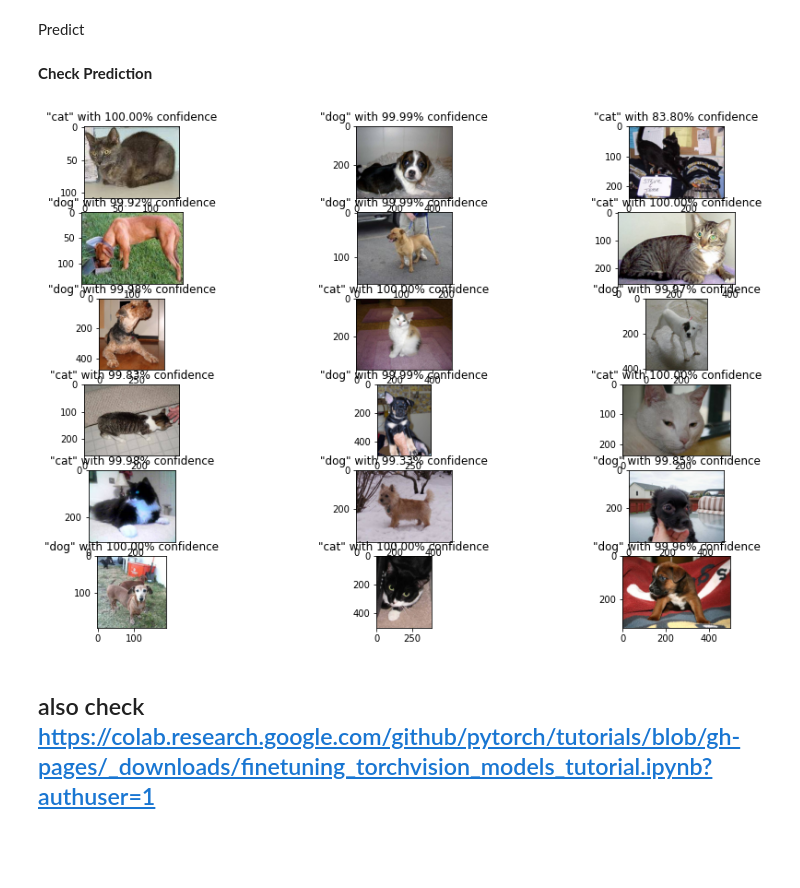
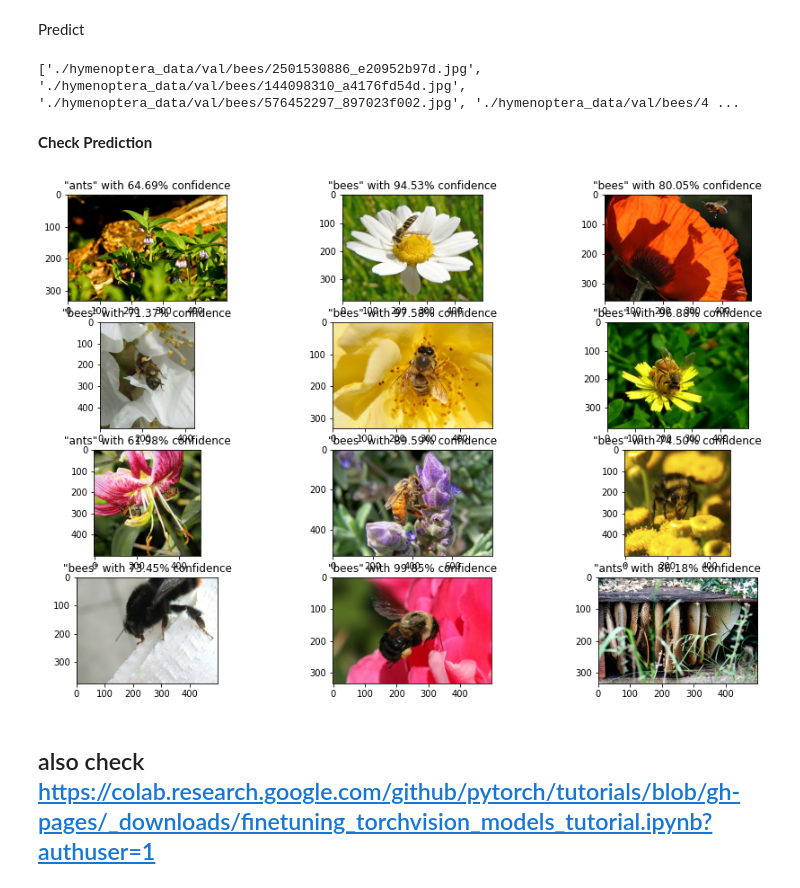
Before and after one commit to sathyamsn/samples, a Jupyter notebook: bees_ant_classifier_mobilenet_v2.ipynb, the cells around one changed output. Drawn from its saved outputs; the diff is of its cells as text; code cells hidden in the pictures; blank space fills up the shorter version.

```diff
--- a/bees_ant_classifier_mobilenet_v2.ipynb
+++ b/bees_ant_classifier_mobilenet_v2.ipynb
@@ -364,7 +364,7 @@ plt.show()
 # %%
 
 #Change path with yours
-path = './models/cat_dog_model_ft_mnv2.pth'
+path = './models/bees_ant_model_ft_mnv2.pth'
 
 model = model_ft
 
@@ -374,12 +374,19 @@ model.load_state_dict(torch.load(path))
 # %% [markdown]
 Predict
 # %%
+# train data file looks './train/dog.10435.jpg'
+# test data file looks './test/10435.jpg'
+def extract_class_from(path):
+    file = path.split('/')[-1]
+    return file.split('.')[0]
+
+test_dir = './hymenoptera_data/val/bees/'
 test_list = glob.glob(os.path.join(test_dir, '*.jpg'))
 test_data_transform = data_transforms['val']
 
 ids = []
 labels = []
-
+print (test_list)
 with torch.no_grad():
     for test_path in tqdm(test_list):
         img = Image.open(test_path)
@@ -392,25 +399,27 @@ with torch.no_grad():
         preds = F.softmax(outputs, dim=1)[:, 1].tolist()
 
         test_id = extract_class_from(test_path)
-        ids.append(int(test_id))
+        ids.append((test_id))
         labels.append(preds[0])
+# %% [output]
+['./hymenoptera_data/val/bees/2501530886_e20952b97d.jpg', './hymenoptera_data/val/bees/144098310_a4176fd54d.jpg', './hymenoptera_data/val/bees/576452297_897023f002.jpg', './hymenoptera_data/val/bees/4 ...
 # %% [markdown]
 **Check Prediction**
 # %%
 template = '"{}" with {:.2%} confidence'
 def pred_result_message(pred):
-    if pred > 0.5:
-        return template.format('dog', pred)
+    if pred > 0.7:
+        return template.format('bees', pred)
     else:
-        return template.format('cat', 1 - pred)
+        return template.format('ants', 1 - pred)
 
-fig, axes = plt.subplots(nrows=6,
+fig, axes = plt.subplots(nrows=4,
                          ncols=3,
                          figsize=(15, 10))
 for img_path, label, ax in zip(test_list, labels, axes.ravel()):
     ax.set_title(pred_result_message(label))
     ax.imshow(Image.open(img_path))
 # %% [output]
-[figure, old version]
+[figure, new version]
 # %% [markdown]
 ## also check https://colab.research.google.com/github/pytorch/tutorials/blob/gh-pages/_downloads/finetuning_torchvision_models_tutorial.ipynb?authuser=1
```
Also changed, not shown: parts of 1 cell of this notebook.
